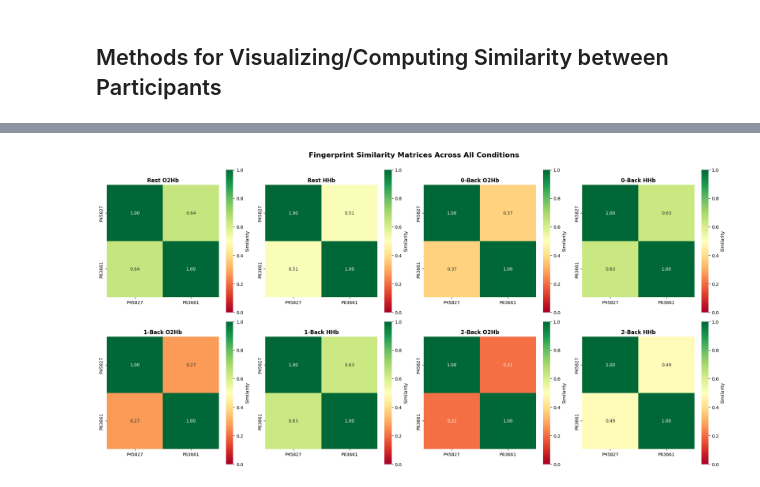
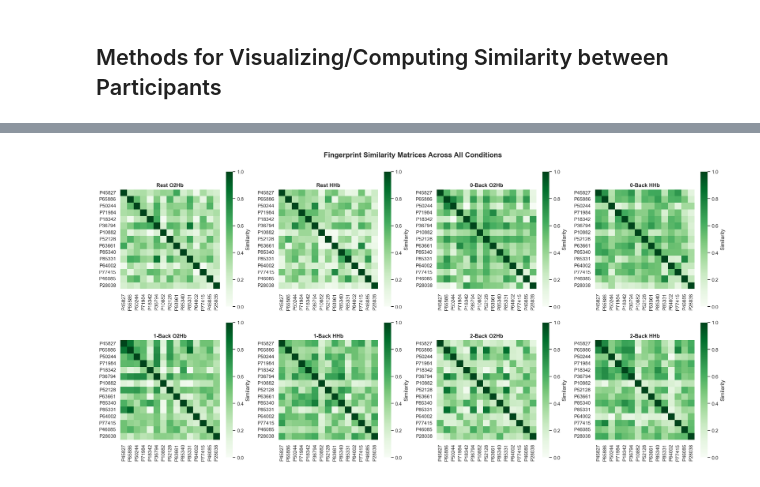
Before and after one commit to asheaffe/cs166-final-project, a Jupyter notebook: fnirs_fingerprint.ipynb, the cells around one changed output, grey strips where cells are left out. Cells and saved outputs as stored; diff of their text form; code cells hidden in the pictures.

Commit message:
Creating plots for similarity matrices

```diff
--- a/fnirs_fingerprint.ipynb
+++ b/fnirs_fingerprint.ipynb
@@ -53,0 +82,2 @@ def generate_matrices(pid, data, oxy=True, task_type=None):
+# %%
+all_matrices = multi_participant_matrices(fnirs_data)
@@ -237,0 +104,5 @@ p2_deoxy_2.head()
+# %%
+PID1 = 45827
+
+for matrix in all_matrices[PID1]:
+    print(matrix.head())
@@ -263,5 +151,0 @@ def plot_roi_condition(data):
-# %%
-matrix_dict = {PID1: [p1_oxy_r, p1_deoxy_r, p1_oxy_0, p1_deoxy_0,                       p1_oxy_1, p1_deoxy_1, p1_oxy_2, p1_deoxy_2],
-               PID2: [p2_oxy_r, p2_deoxy_r, p2_oxy_0, p2_deoxy_0, p2_oxy_1, p2_deoxy_1, p2_oxy_2, p2_deoxy_2],}
-
-plot_roi_condition(matrix_dict)
@@ -380,16 +229,3 @@ def compute_similarity_matrix(matrix_dict, condition='oxy_rest'):
                           columns=[f'P{pid}' for pid in pids])
 
     return sim_df
-
-# Usage
-sim_matrix = compute_similarity_matrix(matrix_dict, condition='oxy_rest')
-print(sim_matrix)
-
-# Visualize
-import seaborn as sns
-plt.figure(figsize=(8, 6))
-sns.heatmap(sim_matrix, annot=True, fmt='.3f', cmap='RdYlGn',
-            vmin=0, vmax=1, square=True)
-plt.title('Fingerprint Similarity Matrix (Resting O2Hb)')
-plt.tight_layout()
-plt.show()
@@ -418,36 +249,38 @@ def plot_all_similarity_matrices(matrix_dict):
         'deoxy_0back': '0-Back HHb',
         'oxy_1back': '1-Back O2Hb',
         'deoxy_1back': '1-Back HHb',
         'oxy_2back': '2-Back O2Hb',
         'deoxy_2back': '2-Back HHb'
     }
 
-    fig, axes = plt.subplots(2, 4, figsize=(20, 10))
+    fig, axes = plt.subplots(2, 4, figsize=(20, 10), facecolor='w')
     axes = axes.flatten()
 
     for idx, (condition_key, condition_idx) in enumerate(condition_map.items()):
         sim_matrix = compute_similarity_matrix(matrix_dict, condition=condition_key)
 
         sns.heatmap(sim_matrix,
                     ax=axes[idx],
-                    annot=True,
-                    fmt='.2f',  # Use .2f for less clutter
-                    cmap='RdYlGn',
+                    annot=False,
+                    fmt='.1f',  # Use .2f for less clutter
+                    cmap="Greens",
                     vmin=0,
                     vmax=1,
                     square=True,
                     cbar_kws={'label': 'Similarity'})
 
         axes[idx].set_title(condition_names[condition_key], fontweight='bold')
 
     plt.suptitle('Fingerprint Similarity Matrices Across All Conditions',
                  fontsize=16, fontweight='bold', y=1.00)
     plt.tight_layout()
+    plt.savefig('plots/fingerprint_similarity_matrices-all.png')
     plt.show()
+
 
     return fig
 
 # Usage
-fig = plot_all_similarity_matrices(matrix_dict)
+fig = plot_all_similarity_matrices(all_matrices)
 # %% [output]
-[figure, old version]
+[figure, new version]
```
Also changed, not shown: parts of 32 cells of this notebook, 4 other files.
